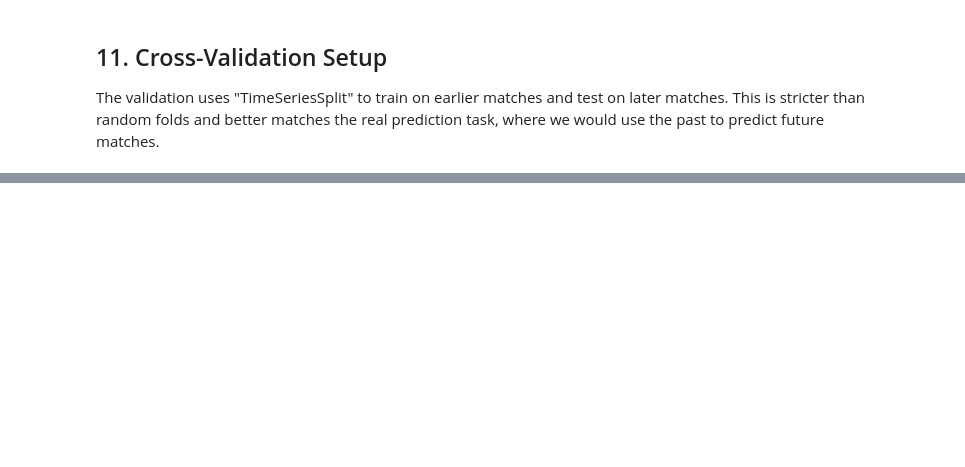
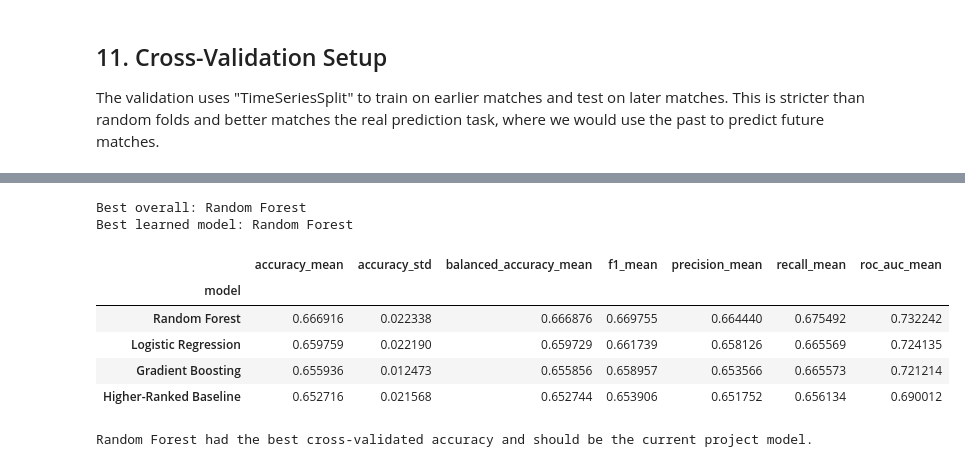
Before and after one commit to wekantakabotdis/CS439-Project, a Jupyter notebook: main.ipynb, the cells around one changed output, grey strips where cells are left out. Drawn from its saved outputs; the diff is of its cells as text; code cells hidden in the pictures; blank space fills up the shorter version.

```diff
--- a/main.ipynb
+++ b/main.ipynb
@@ -364,0 +613,47 @@ print(y.value_counts(normalize=True).rename("share"))
+# %%
+ranking_table = (
+    all_fold_scores
+    .groupby("model")
+    .agg(
+        accuracy_mean=("accuracy", "mean"),
+        accuracy_std=("accuracy", "std"),
+        balanced_accuracy_mean=("balanced_accuracy", "mean"),
+        f1_mean=("f1", "mean"),
+        precision_mean=("precision", "mean"),
+        recall_mean=("recall", "mean"),
+        roc_auc_mean=("roc_auc", "mean"),
+    )
+    .sort_values(["accuracy_mean", "roc_auc_mean"], ascending=False)
+)
+
+best_overall_name = ranking_table.index[0]
+best_learned_name = ranking_table.drop(index="Higher-Ranked Baseline", errors="ignore").index[0]
+
+print("Best overall:", best_overall_name)
+print("Best learned model:", best_learned_name)
+
+ranking_table
+# %% [output]
+Best overall: Random Forest
+Best learned model: Random Forest
+|  | accuracy_mean | accuracy_std | balanced_accuracy_mean | f1_mean | precision_mean | recall_mean | roc_auc_mean |
+| model |  |  |  |  |  |  |  |
+| Random Forest | 0.666916 | 0.022338 | 0.666876 | 0.669755 | 0.664440 | 0.675492 | 0.732242 |
+| Logistic Regression | 0.659759 | 0.022190 | 0.659729 | 0.661739 | 0.658126 | 0.665569 | 0.724135 |
+| Gradient Boosting | 0.655936 | 0.012473 | 0.655856 | 0.658957 | 0.653566 | 0.665573 | 0.721214 |
+| Higher-Ranked Baseline | 0.652716 | 0.021568 | 0.652744 | 0.653906 | 0.651752 | 0.656134 | 0.690012 |
+# %%
+best_learned_model = clone(models[best_learned_name])
+best_learned_model.fit(X, y)
+
+if best_overall_name == "Higher-Ranked Baseline":
+    print(
+        "The ranking-only baseline had the best cross-validated accuracy. "
+        f"The strongest trained model was {best_learned_name}, which is still useful for interpretation."
+    )
+else:
+    print(
+        f"{best_overall_name} had the best cross-validated accuracy and should be the current project model."
+    )
+# %% [output]
+Random Forest had the best cross-validated accuracy and should be the current project model.
```
Also changed, not shown: parts of 21 cells of this notebook.
